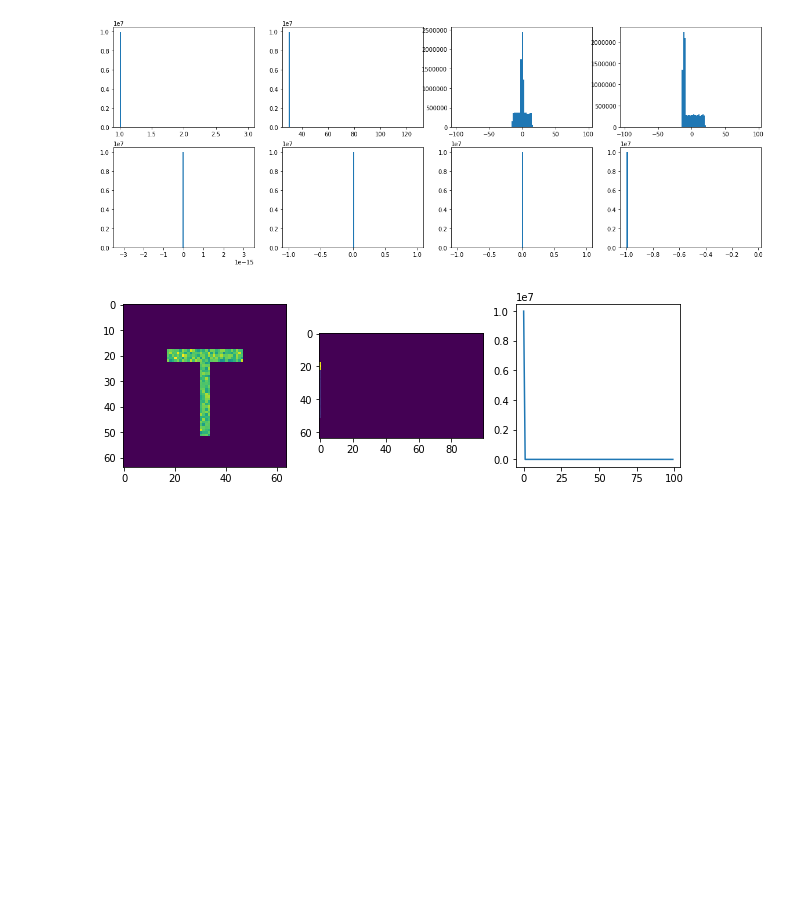
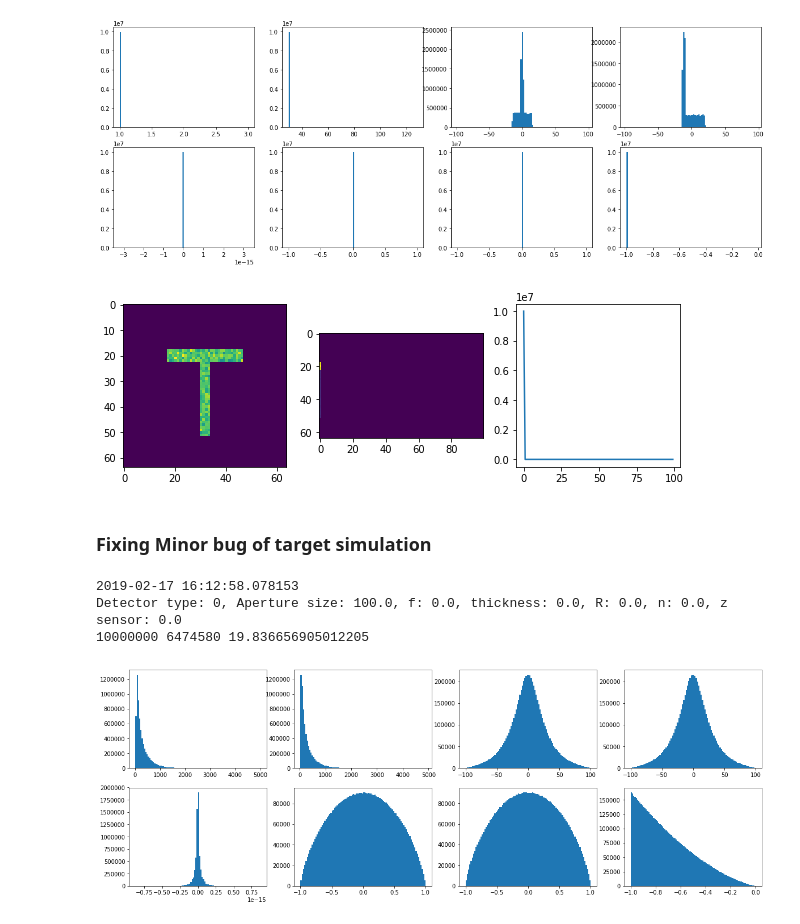
Before and after one commit to mitmedialab/MonteCarloRender, a Jupyter notebook: tests.ipynb, the cells around one changed output. Cells and saved outputs as stored; diff of their text form; code cells hidden in the pictures; blank space fills up the shorter version.

Commit message:
debugged target simulation (x,y flipped)

```diff
--- a/tests.ipynb
+++ b/tests.ipynb
@@ -441,3 +441,12 @@ Detector type: 0, Aperture size: 100.0, f: 0.0, thickness: 0.0, R: 0.0, n: 0.0,
 10000000 10000000 1.5529083379078656
 [figure]
 [figure]
+# %% [markdown]
+### Fixing Minor bug of target simulation
+# %%
+testRun()
+# %% [output]
+2019-02-17 16:12:58.078153
+Detector type: 0, Aperture size: 100.0, f: 0.0, thickness: 0.0, R: 0.0, n: 0.0, z sensor: 0.0
+10000000 6474580 19.836656905012205
+[figure, added]
```
Also changed, not shown: parts of 3 cells of this notebook.
